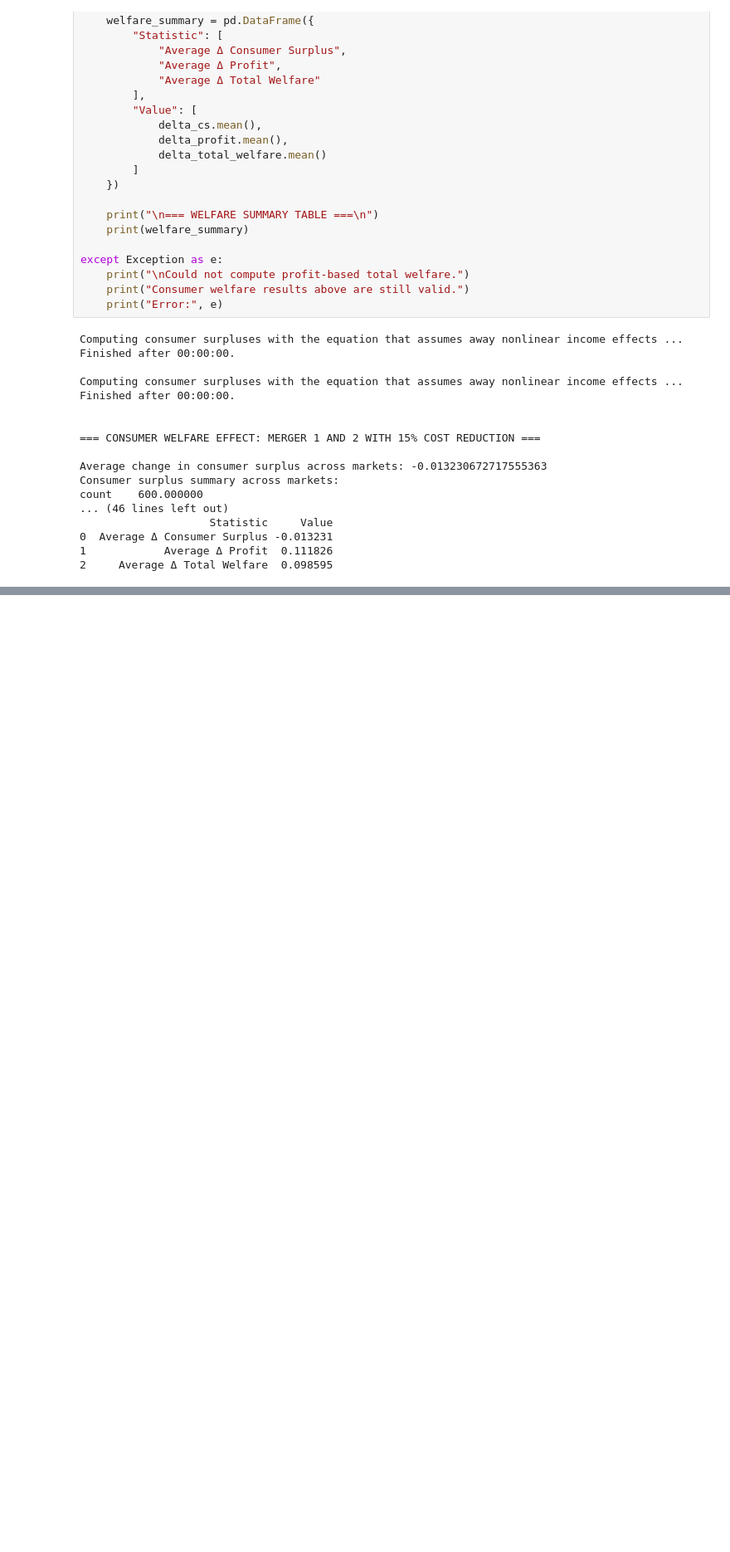
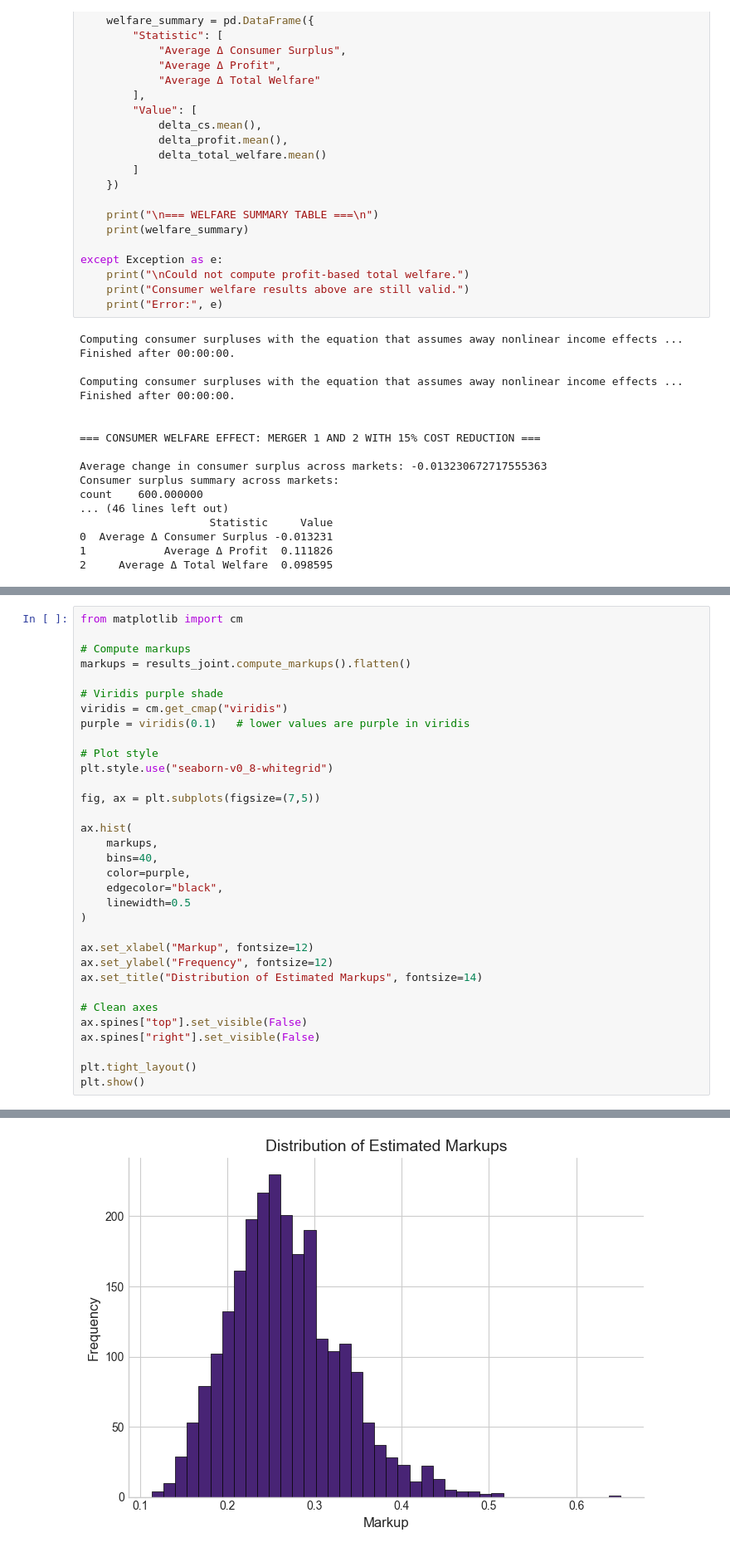
Before and after one commit to Nardeen-A/Supply-and-Demand, a Jupyter notebook: 3/pyblp.ipynb, the cells around one changed output, grey strips where cells are left out. Shown at 83% size. Drawn from its saved outputs; the diff is of its cells as text; blank space fills up the shorter version.

```diff
--- a/3/pyblp.ipynb
+++ b/3/pyblp.ipynb
@@ -777,0 +846,34 @@ count    600.000000
+# %%
+from matplotlib import cm
+
+# Compute markups
+markups = results_joint.compute_markups().flatten()
+
+# Viridis purple shade
+viridis = cm.get_cmap("viridis")
+purple = viridis(0.1)   # lower values are purple in viridis
+
+# Plot style
+plt.style.use("seaborn-v0_8-whitegrid")
+
+fig, ax = plt.subplots(figsize=(7,5))
+
+ax.hist(
+    markups,
+    bins=40,
+    color=purple,
+    edgecolor="black",
+    linewidth=0.5
+)
+
+ax.set_xlabel("Markup", fontsize=12)
+ax.set_ylabel("Frequency", fontsize=12)
+ax.set_title("Distribution of Estimated Markups", fontsize=14)
+
+# Clean axes
+ax.spines["top"].set_visible(False)
+ax.spines["right"].set_visible(False)
+
+plt.tight_layout()
+plt.show()
+# %% [output]
@@ -777,0 +882 @@ count    600.000000
+[figure, added]
```
Also changed, not shown: parts of 9 cells of this notebook, 3 other files.
